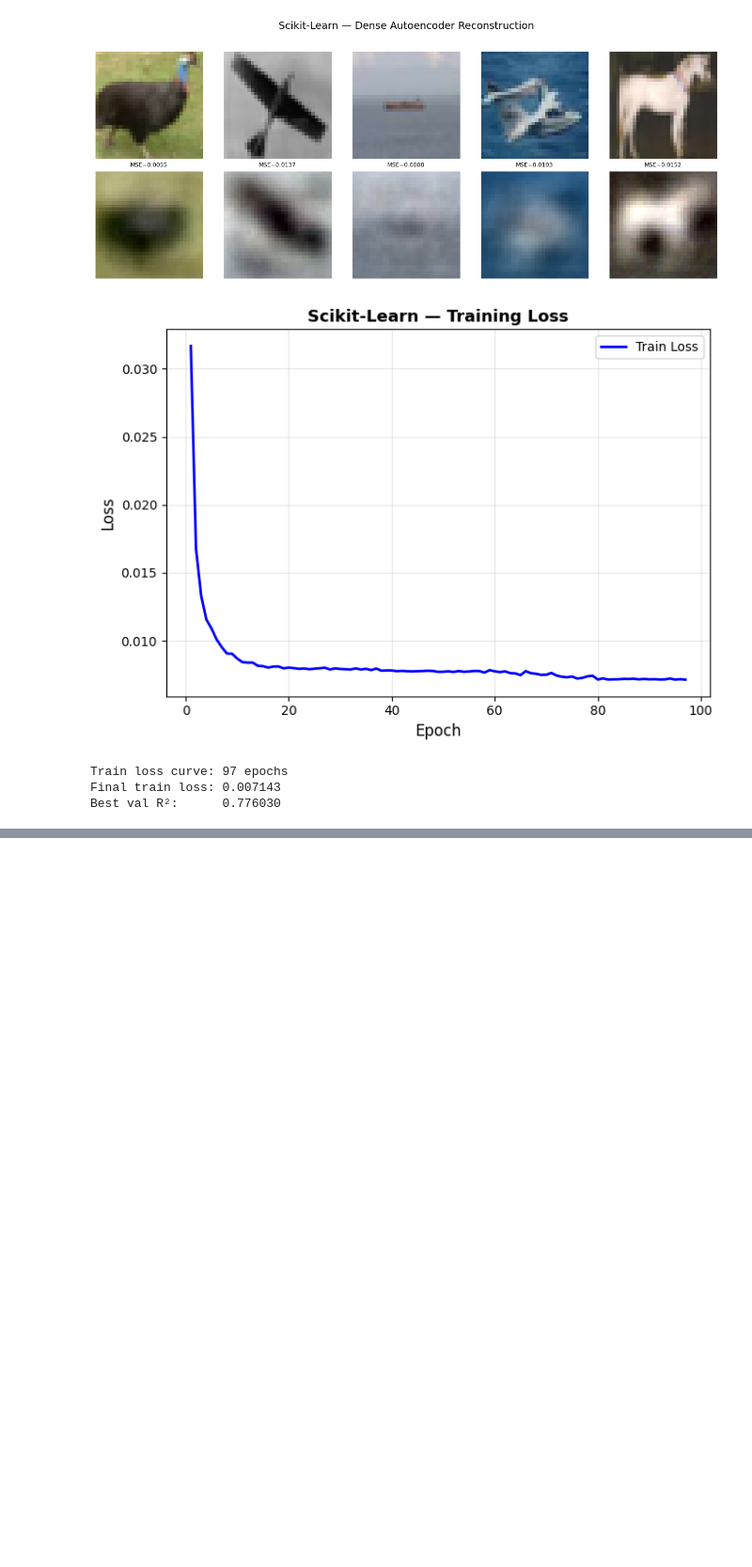
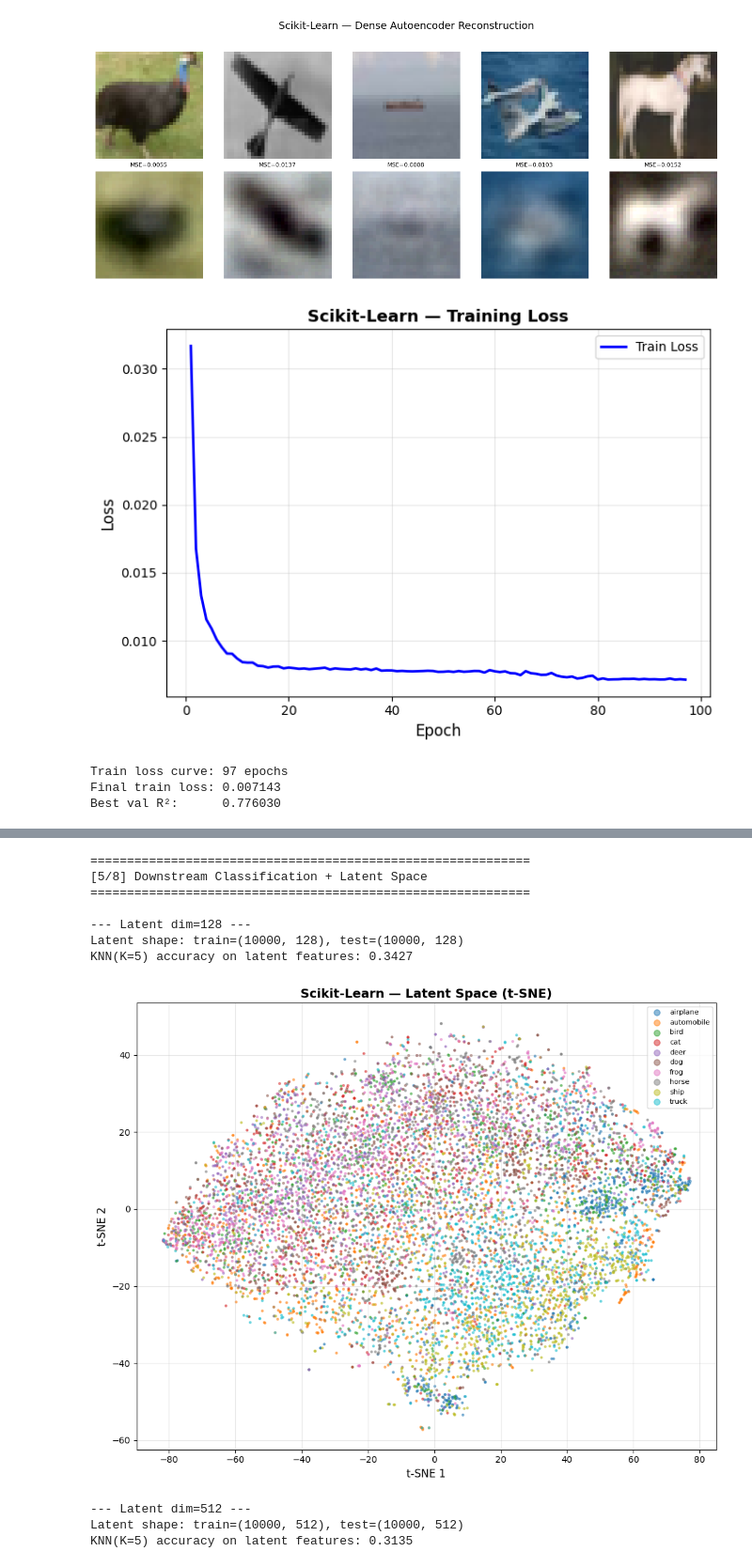
Before and after one commit to GoudyMT/ml-framework-comparison, a Jupyter notebook: Scikit-Learn/10-autoencoders/pipeline.ipynb, the cells around one changed output, grey strips where cells are left out. Shown at 94% size. Cells and saved outputs as stored; diff of their text form; code cells hidden in the pictures; blank space fills up the shorter version.

Commit message:
feat: autoencoder - showcase, downstream classification, results compare, performance benchmarks, result saved

```diff
--- a/Scikit-Learn/10-autoencoders/pipeline.ipynb
+++ b/Scikit-Learn/10-autoencoders/pipeline.ipynb
@@ -209,0 +289,74 @@ Best val R²:      0.776030
+# %%
+# Step 5: Downstream Classification + Latent Space
+
+"""
+Extract latent features via manual encoder forward pass
+MLPRegressor doesn't expose intermediate layers — walk through
+coefs_[0] and intercepts_[0] (input→first hidden = encoder)
+Then KNN(K=5) on latent features to measure representation quality
+"""
+
+print("=" * 60)
+print("[5/8] Downstream Classification + Latent Space")
+print("=" * 60)
+
+# Use best model from sweep (dim=512) AND baseline (dim=128) for comparison
+dims_to_eval = [128, 512]
+
+for dim in dims_to_eval:
+    if dim == 128:
+        model = baseline_ae
+    else:
+        model = sweep_results[dim]['model']
+
+    """
+    Manual encoder forward pass through first half of network
+    Architecture: input → hidden1 → bottleneck → hidden2 → output
+    Encoder = layers 0 and 1 (input→hidden1, hidden1→bottleneck)
+    coefs_[0]: (3072, hidden1), coefs_[1]: (hidden1, bottleneck)
+    """
+    n_layers = len(model.coefs_)
+    n_encoder_layers = n_layers // 2  # symmetric architecture
+
+    def encode(X, model, n_encoder_layers):
+        """Manual forward pass through encoder layers only."""
+        h = X
+        for i in range(n_encoder_layers):
+            h = h @ model.coefs_[i] + model.intercepts_[i]
+            h = np.maximum(h, 0)  # ReLU activation
+        return h
+
+    # Extract latent features
+    latent_train = encode(X_train_sk, model, n_encoder_layers)
+    latent_test = encode(X_test, model, n_encoder_layers)
+
+    print(f"\n--- Latent dim={dim} ---")
+    print(f"Latent shape: train={latent_train.shape}, test={latent_test.shape}")
+
+    # KNN downstream classification
+    knn = KNeighborsClassifier(n_neighbors=5)
+    knn.fit(latent_train, y_train_sk)
+    knn_acc = knn.score(latent_test, y_test)
+    print(f"KNN(K=5) accuracy on latent features: {knn_acc:.4f}")
+
+    # Latent space visualization (t-SNE on test set — 10K is manageable)
+    plot_latent_space(
+        latent_vectors=latent_test,
+        labels=y_test,
+        class_names=CLASS_NAMES,
+        framework=FRAMEWORK,
+        method='tsne',
+        save_path=f'{RESULTS_DIR}/latent_space_dim{dim}.png'
+    )
+# %% [output]
+============================================================
+[5/8] Downstream Classification + Latent Space
+============================================================
+
+--- Latent dim=128 ---
+Latent shape: train=(10000, 128), test=(10000, 128)
+KNN(K=5) accuracy on latent features: 0.3427
+[figure, added]
+--- Latent dim=512 ---
+Latent shape: train=(10000, 512), test=(10000, 512)
+KNN(K=5) accuracy on latent features: 0.3135
```
Also changed, not shown: parts of 6 cells of this notebook, 5 other files.
